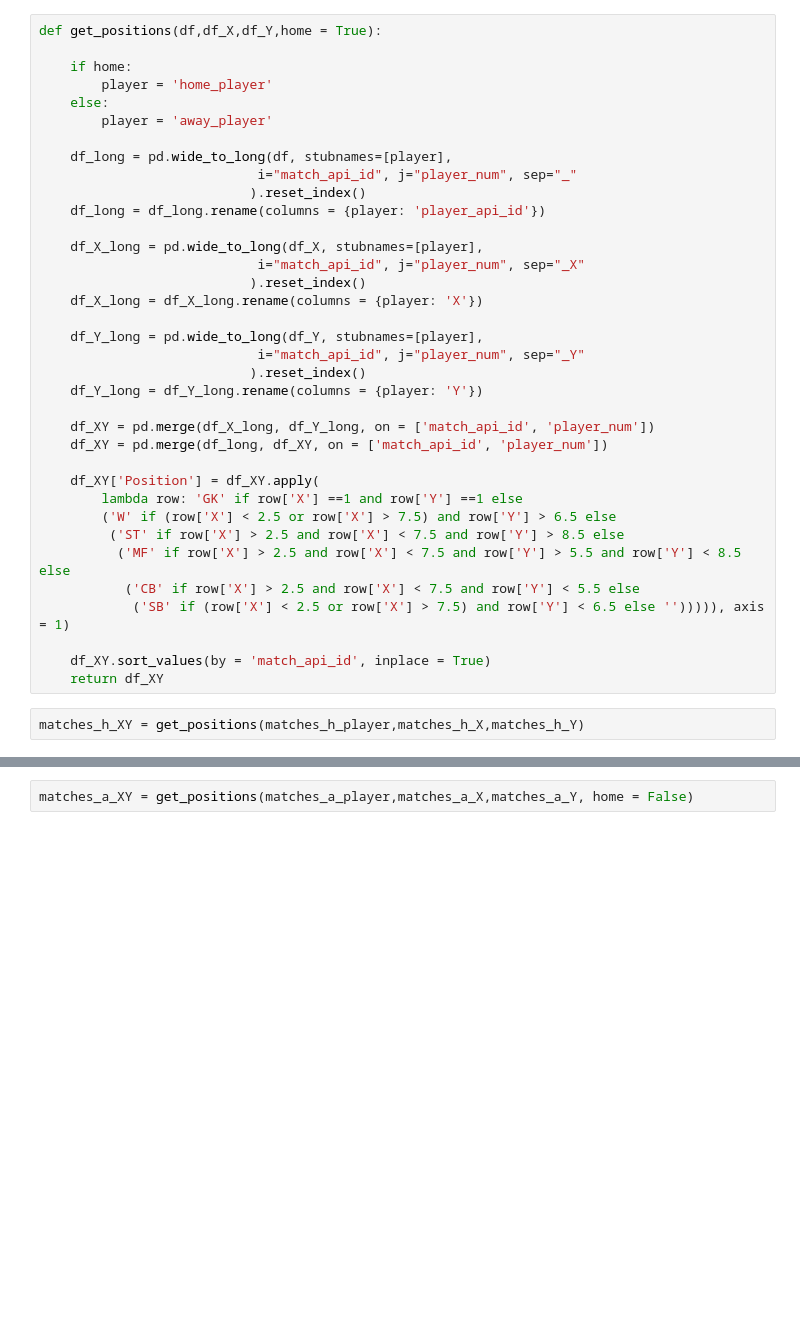
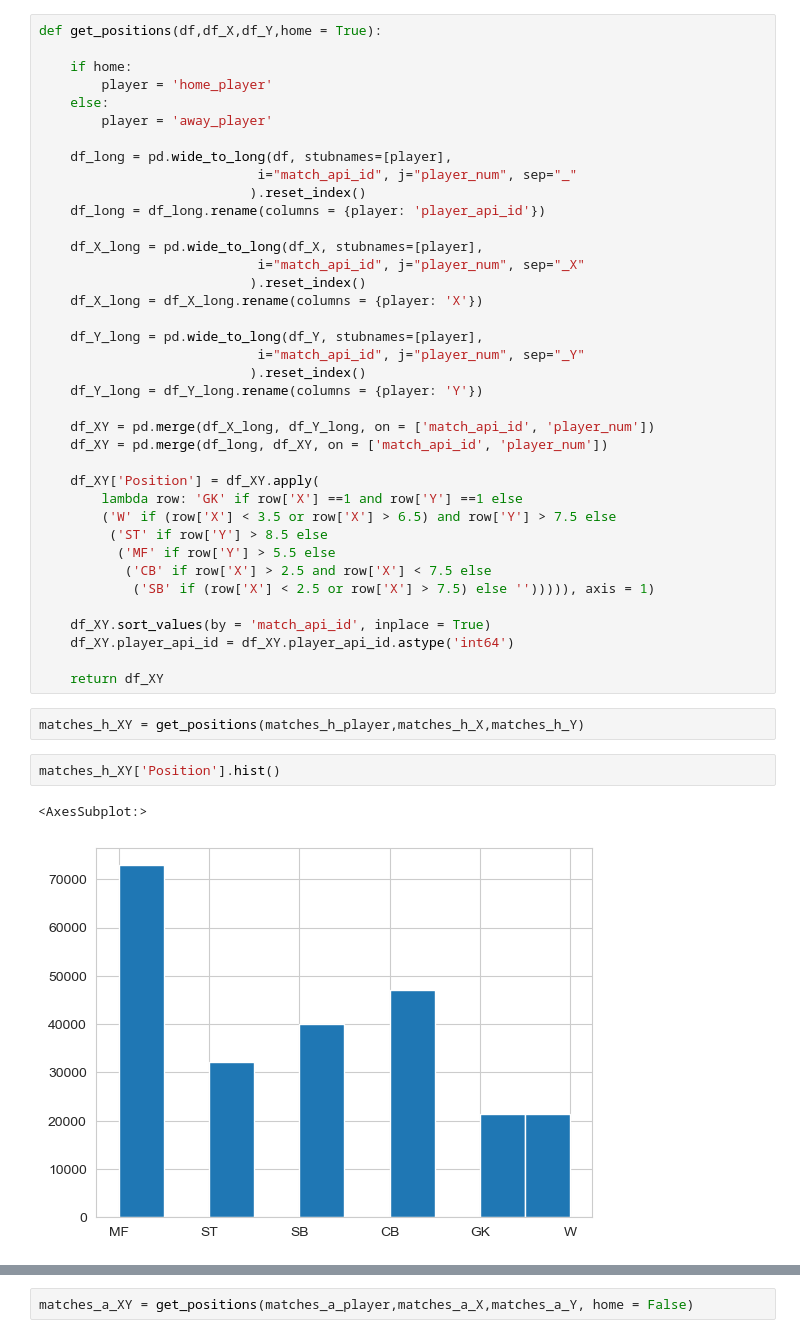
Before and after one commit to lorihe/Springboard-Capstone2---European-Soccer-Data, a Jupyter notebook: Notebook/01 Data Processing-5.ipynb, the cells around one changed output, grey strips where cells are left out. Drawn from its saved outputs; the diff is of its cells as text; blank space fills up the shorter version.

```diff
--- a/Notebook/01 Data Processing-5.ipynb
+++ b/Notebook/01 Data Processing-5.ipynb
@@ -447,13 +527,20 @@ def get_positions(df,df_X,df_Y,home = True):
 
     df_XY['Position'] = df_XY.apply(
         lambda row: 'GK' if row['X'] ==1 and row['Y'] ==1 else
-        ('W' if (row['X'] < 2.5 or row['X'] > 7.5) and row['Y'] > 6.5 else
-         ('ST' if row['X'] > 2.5 and row['X'] < 7.5 and row['Y'] > 8.5 else
-          ('MF' if row['X'] > 2.5 and row['X'] < 7.5 and row['Y'] > 5.5 and row['Y'] < 8.5 else
-           ('CB' if row['X'] > 2.5 and row['X'] < 7.5 and row['Y'] < 5.5 else
-            ('SB' if (row['X'] < 2.5 or row['X'] > 7.5) and row['Y'] < 6.5 else ''))))), axis = 1)
+        ('W' if (row['X'] < 3.5 or row['X'] > 6.5) and row['Y'] > 7.5 else
+         ('ST' if row['Y'] > 8.5 else
+          ('MF' if row['Y'] > 5.5 else
+           ('CB' if row['X'] > 2.5 and row['X'] < 7.5 else
+            ('SB' if (row['X'] < 2.5 or row['X'] > 7.5) else ''))))), axis = 1)
 
     df_XY.sort_values(by = 'match_api_id', inplace = True)
+    df_XY.player_api_id = df_XY.player_api_id.astype('int64')
+
     return df_XY
 # %%
 matches_h_XY = get_positions(matches_h_player,matches_h_X,matches_h_Y)
+# %%
+matches_h_XY['Position'].hist()
+# %% [output]
+<AxesSubplot:>
+[figure, added]
```
Also changed, not shown: parts of 21 cells of this notebook.
